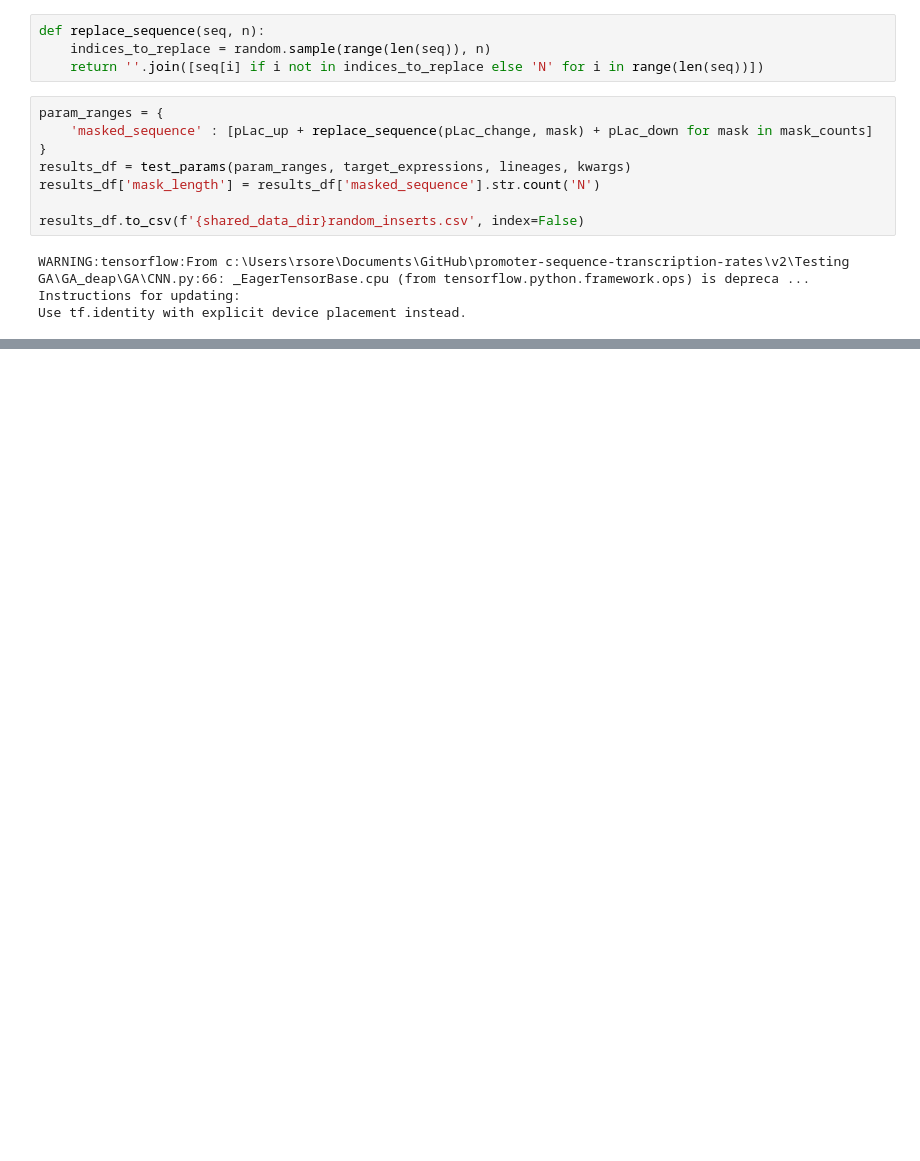
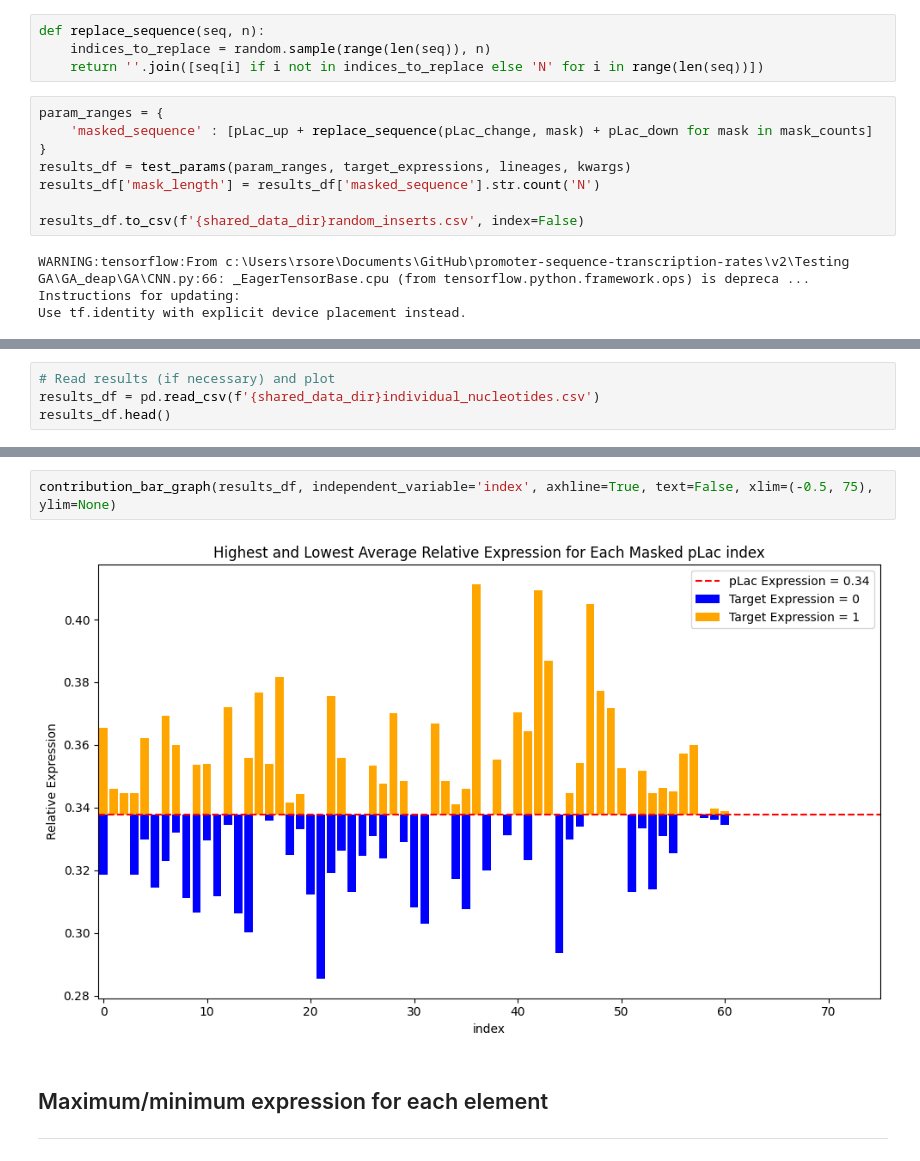
Before and after one commit to Rhys-sg/promoter-sequence-transcription-rates, a Jupyter notebook: v2/Testing GA/GA_deap/7_insert_analysis.ipynb, the cells around one changed output, grey strips where cells are left out. Cells and saved outputs as stored; diff of their text form; blank space fills up the shorter version.

```diff
--- a/v2/Testing GA/GA_deap/7_insert_analysis.ipynb
+++ b/v2/Testing GA/GA_deap/7_insert_analysis.ipynb
@@ -66,0 +87,4 @@ Relationship between mask_length and run_time:
+# %%
+# Read results (if necessary) and plot
+results_df = pd.read_csv(f'{shared_data_dir}individual_nucleotides.csv')
+results_df.head()
@@ -66,0 +98,8 @@ Relationship between mask_length and run_time:
+# %%
+contribution_bar_graph(results_df, independent_variable='index', axhline=True, text=False, xlim=(-0.5, 75), ylim=None)
+# %% [output]
+[figure, added]
+# %% [markdown]
+## Maximum/minimum expression for each element
+
+---
```
Also changed, not shown: parts of 12 cells of this notebook, 17 other files.
